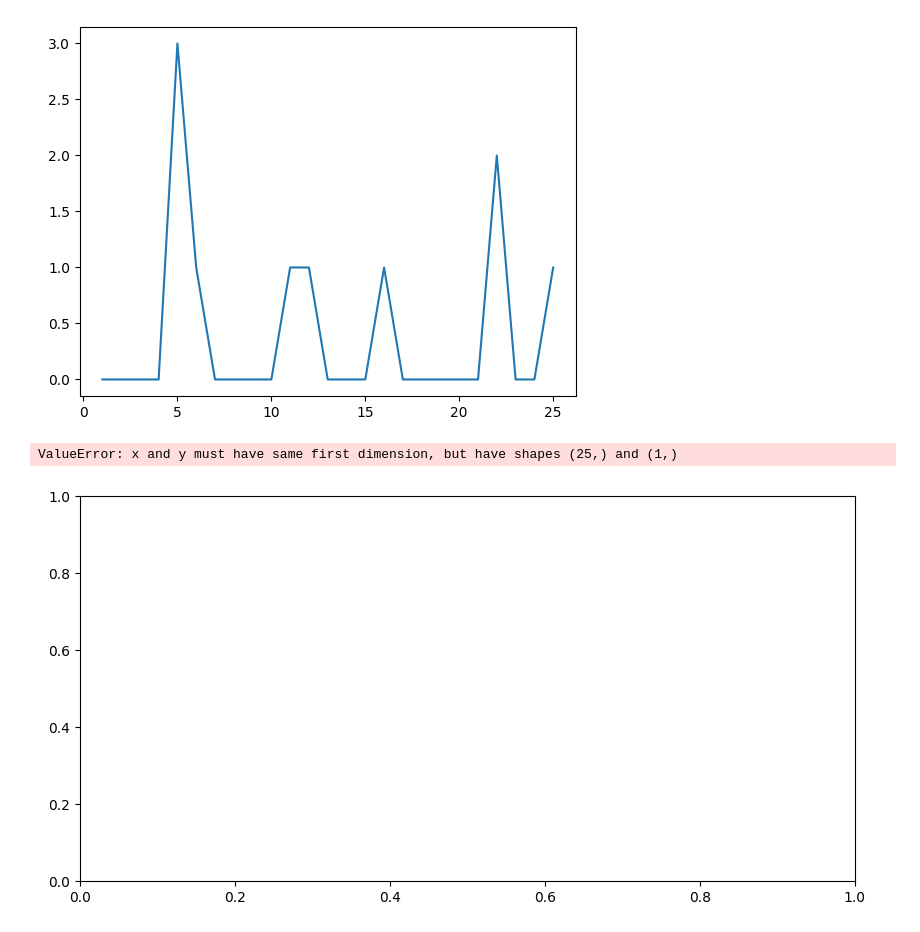
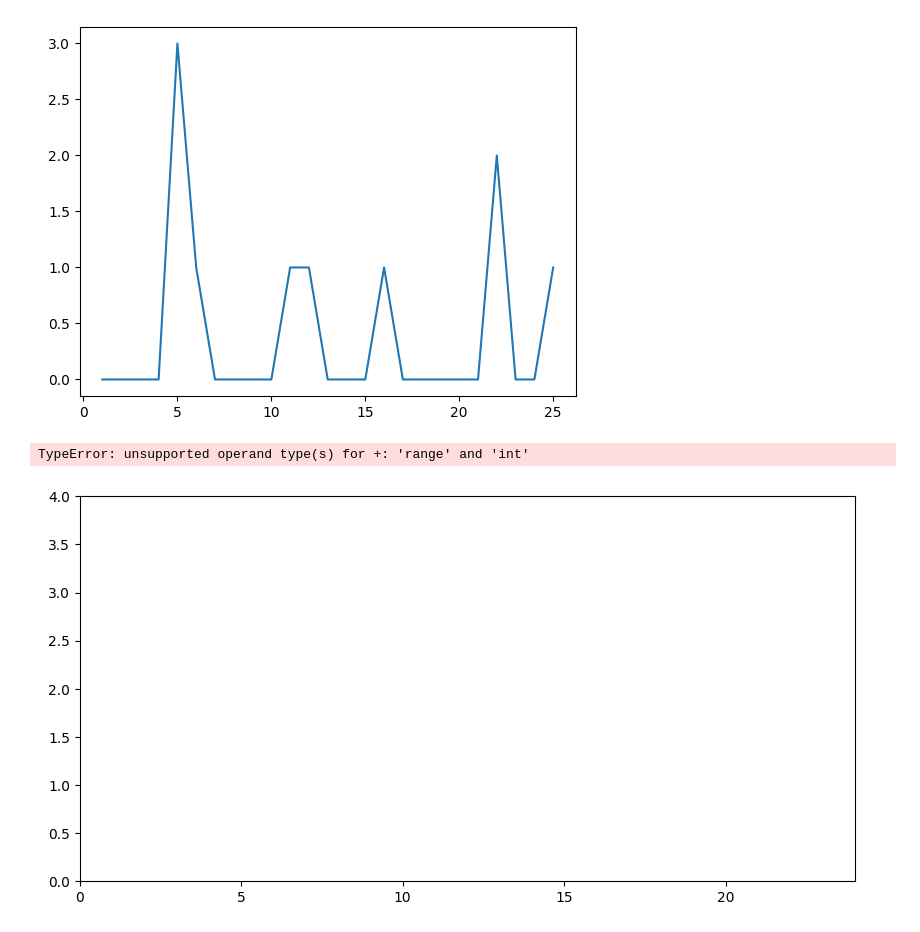
Before and after one commit to AlxcNL/MakeAIWork2, a Jupyter notebook: lessen/week07/Les basis statistiek - monte-carlo/practicum/kwaliteitscontrole.ipynb, the cells around one changed output. Drawn from its saved outputs; the diff is of its cells as text; code cells hidden in the pictures.

```diff
--- a/lessen/week07/Les basis statistiek - monte-carlo/practicum/kwaliteitscontrole.ipynb
+++ b/lessen/week07/Les basis statistiek - monte-carlo/practicum/kwaliteitscontrole.ipynb
@@ -192,22 +192,26 @@ plt.show()
 # %%
 import matplotlib.pyplot as plt
 import numpy as np
 
-# xpoints = np.array([1, 2, 3, 4, 5, 6, 7, 8, 9, 10, 11, 12, 13, 14, 15, 16, 17, 18, 19, 20, 21, 22, 23, 24, 25])
-# ypoints = np.array([0, 0, 0, 0, 3, 1, 0, 0, 0, 0, 1, 1, 0, 0, 0, 1, 0, 0, 0, 0, 0, 2, 0, 0, 1])
+
 
 rounds_range = range(rounds)
 
 defect = int(defScore)
 # val_acc = history.history['val_accuracy']
 
 plt.figure(figsize=(10, 5))
 
+plt.axis([0, 24, 0, 4])
+
+# xpoints = np.array([1, 2, 3, 4, 5, 6, 7, 8, 9, 10, 11, 12, 13, 14, 15, 16, 17, 18, 19, 20, 21, 22, 23, 24, 25])
+# ypoints = np.array([0, 0, 0, 0, 3, 1, 0, 0, 0, 0, 1, 1, 0, 0, 0, 1, 0, 0, 0, 0, 0, 2, 0, 0, 1])
+# plt.plot(xpoints, ypoints)
+
 plt.plot(rounds_range, defect)
 
-# plt.plot(xpoints, ypoints)
 plt.title('No. of defective lamps per test batch')
 plt.show()
 # %% [output]
-ValueError: x and y must have same first dimension, but have shapes (25,) and (1,)
+TypeError: unsupported operand type(s) for +: 'range' and 'int'
-[figure, old version]
+[figure, new version]
```
Also changed, not shown: 1 other file.
